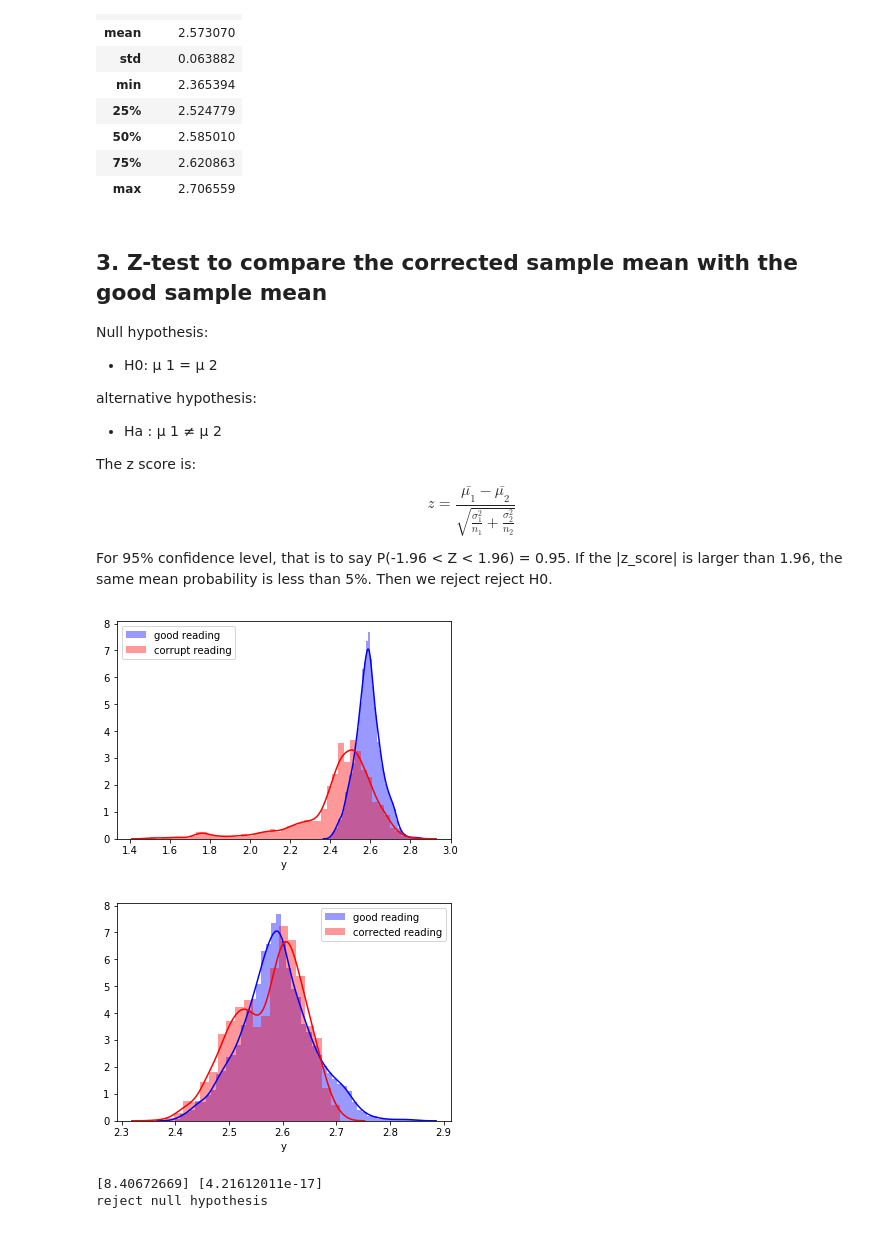
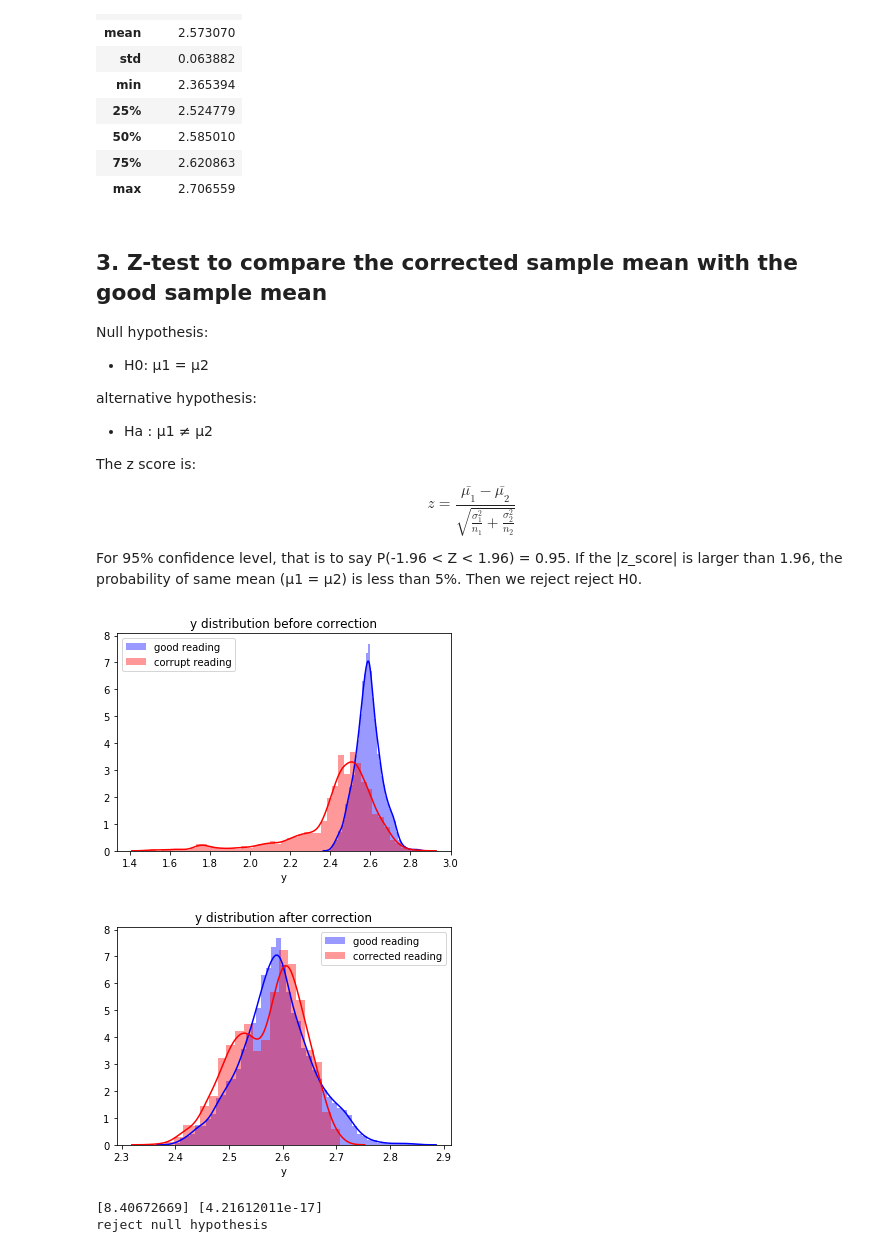
Before and after one commit to CFSun/Machine_Learning, a Jupyter notebook: 06. Regression_use_case.ipynb, the cells around one changed output. Drawn from its saved outputs; the diff is of its cells as text; code cells hidden in the pictures.

```diff
--- a/06. Regression_use_case.ipynb
+++ b/06. Regression_use_case.ipynb
@@ -599,30 +599,32 @@ y_final.describe()
 ## 3. Z-test to compare the corrected sample mean with the good sample mean
 
 Null hypothesis:
-  - H0: μ 1 = μ 2
+  - H0: μ1 = μ2
 
 
 alternative hypothesis:
-  - Ha : μ 1 ≠ μ 2
+  - Ha : μ1 ≠ μ2
 
 The z score is:
 $$ z = \frac{\bar{\mu_{1}} - \bar{\mu_{2}}}{\sqrt{\frac{\sigma_1^2}{n_1}+\frac{\sigma_2^2}{n_2} }}$$
 
-For 95% confidence level, that is to say P(-1.96 < Z < 1.96) = 0.95. If the |z_score| is larger than 1.96, the same mean probability is less than 5%. Then we reject reject H0.
+For 95% confidence level, that is to say P(-1.96 < Z < 1.96) = 0.95. If the |z_score| is larger than 1.96, the probability of same mean (μ1 = μ2) is less than 5%. Then we reject reject H0.
 # %%
 # compare the good y and bad y
 sns.distplot( df_good["y"] , color="blue", label="good reading")
 sns.distplot( df_bad["y"],   color="red",  label="corrupt reading")
+plt.title("y distribution before correction")
 plt.legend();
 # %% [output]
-[figure, old version]
+[figure, new version]
 # %%
 # after using our model, the bad data is replaced by predicted compare the good y and bad y
 sns.distplot( df_good["y"] , color="blue", label="good reading")
 sns.distplot( y_final,       color="red",  label="corrected reading")
+plt.title("y distribution after correction")
 plt.legend();
 # %% [output]
-[figure, old version]
+[figure, new version]
 # %%
 # check the z_score to see if two mean ARE equal
 
```
Also changed, not shown: parts of 1 cell of this notebook.
